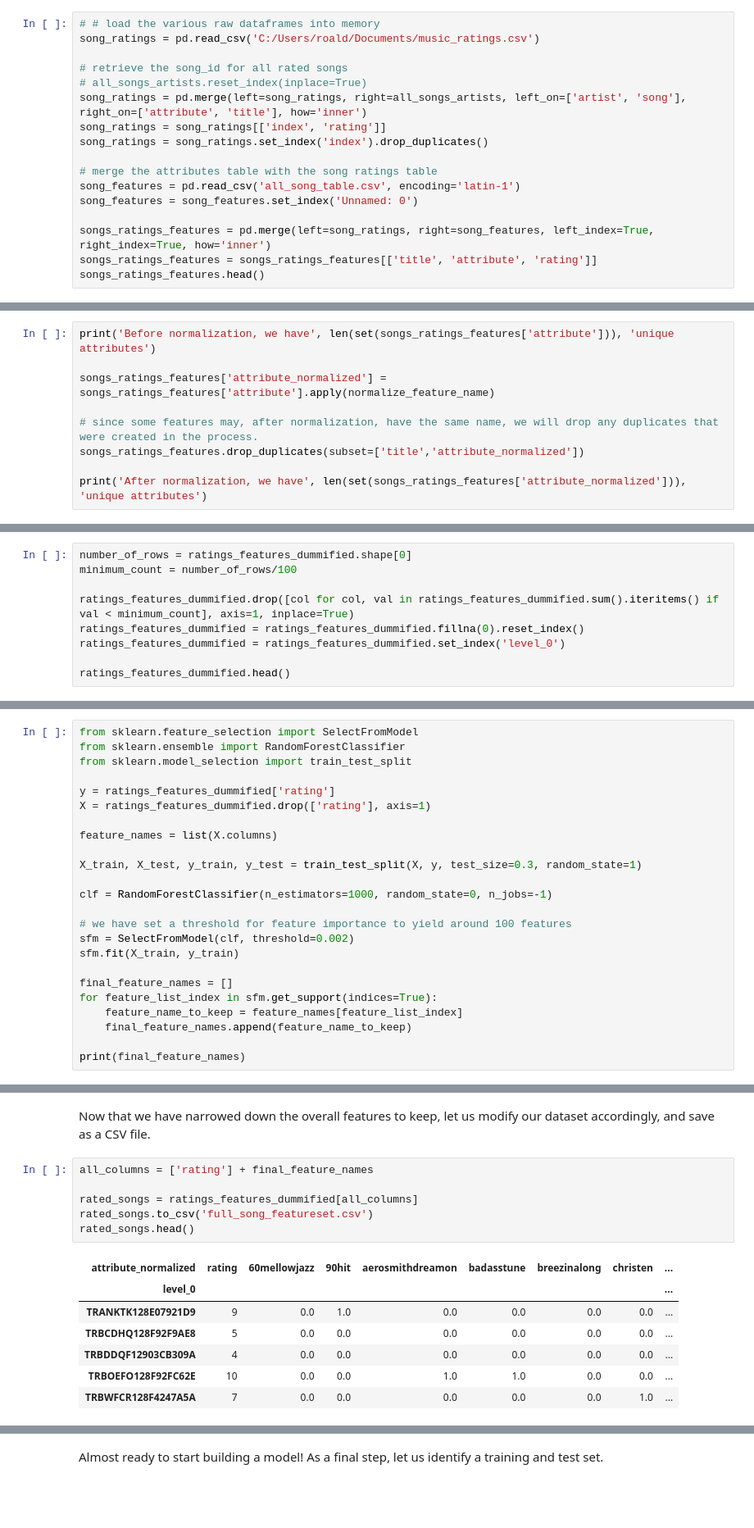
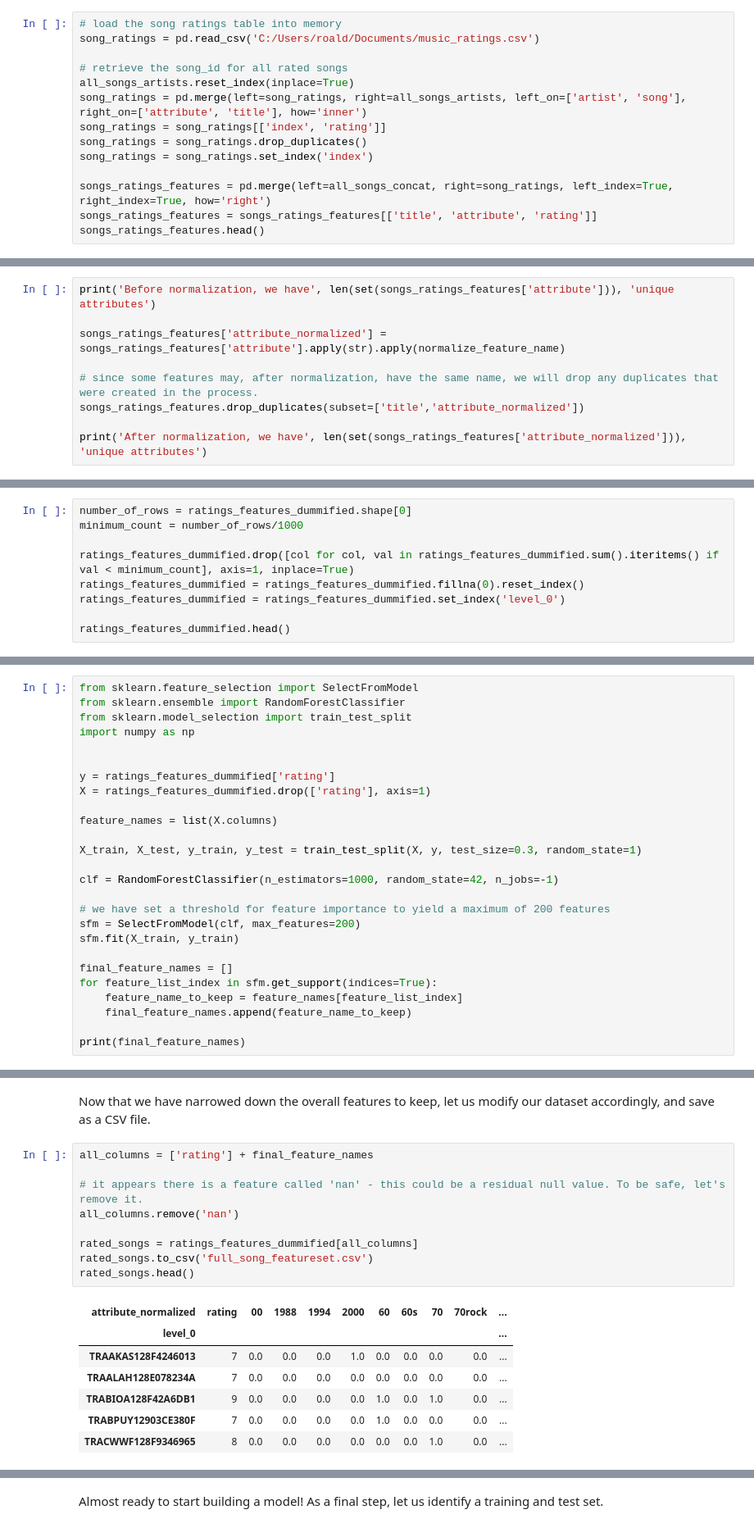
Before and after one commit to RoaldSchuring/Music-Suggestion-Model, a Jupyter notebook: Using Radio Paradise song ratings to return new song suggestions.ipynb, the cells around one changed output, grey strips where cells are left out. Shown at 82% size. Saved outputs shown, nothing was run; the diff lists cells and outputs as text; blank space fills up the shorter version.

```diff
--- a/Using Radio Paradise song ratings to return new song suggestions.ipynb
+++ b/Using Radio Paradise song ratings to return new song suggestions.ipynb
@@ -87,20 +99,17 @@ all_songs_concat.head()
 
 The next step is to 'dummify' our attributes. However, it is likely that many of these will only appear for songs that do not have a rating associated with them. To mitigate this issue (after all, we can't generate predictions based on attributes that have never been seen before by a model), we will now merge our song ratings with the attributes table.
 # %%
-# # load the various raw dataframes into memory
+# load the song ratings table into memory
 song_ratings = pd.read_csv('C:/Users/roald/Documents/music_ratings.csv')
 
 # retrieve the song_id for all rated songs
-# all_songs_artists.reset_index(inplace=True)
+all_songs_artists.reset_index(inplace=True)
 song_ratings = pd.merge(left=song_ratings, right=all_songs_artists, left_on=['artist', 'song'], right_on=['attribute', 'title'], how='inner')
 song_ratings = song_ratings[['index', 'rating']]
-song_ratings = song_ratings.set_index('index').drop_duplicates()
+song_ratings = song_ratings.drop_duplicates()
+song_ratings = song_ratings.set_index('index')
 
-# merge the attributes table with the song ratings table
-song_features = pd.read_csv('all_song_table.csv', encoding='latin-1')
-song_features = song_features.set_index('Unnamed: 0')
-
-songs_ratings_features = pd.merge(left=song_ratings, right=song_features, left_index=True, right_index=True, how='inner')
+songs_ratings_features = pd.merge(left=all_songs_concat, right=song_ratings, left_index=True, right_index=True, how='right')
 songs_ratings_features = songs_ratings_features[['title', 'attribute', 'rating']]
 songs_ratings_features.head()
 # %% [output]
@@ -148,7 +157,7 @@ def normalize_feature_name(feature_name):
 # %%
 print('Before normalization, we have', len(set(songs_ratings_features['attribute'])), 'unique attributes')
 
-songs_ratings_features['attribute_normalized'] = songs_ratings_features['attribute'].apply(normalize_feature_name)
+songs_ratings_features['attribute_normalized'] = songs_ratings_features['attribute'].apply(str).apply(normalize_feature_name)
 
 # since some features may, after normalization, have the same name, we will drop any duplicates that were created in the process.
 songs_ratings_features.drop_duplicates(subset=['title','attribute_normalized'])
@@ -181,6 +190,6 @@ In order to reduce the effect of overfitting on features that only appear a coup
 # %%
 number_of_rows = ratings_features_dummified.shape[0]
-minimum_count = number_of_rows/100
+minimum_count = number_of_rows/1000
 
 ratings_features_dummified.drop([col for col, val in ratings_features_dummified.sum().iteritems() if val < minimum_count], axis=1, inplace=True)
 ratings_features_dummified = ratings_features_dummified.fillna(0).reset_index()
@@ -202,6 +211,8 @@ Despite our exclusion of infrequent tags and artists, we still have a very large
 from sklearn.feature_selection import SelectFromModel
 from sklearn.ensemble import RandomForestClassifier
 from sklearn.model_selection import train_test_split
+import numpy as np
+
 
 y = ratings_features_dummified['rating']
 X = ratings_features_dummified.drop(['rating'], axis=1)
@@ -210,10 +221,10 @@ feature_names = list(X.columns)
 
 X_train, X_test, y_train, y_test = train_test_split(X, y, test_size=0.3, random_state=1)
 
-clf = RandomForestClassifier(n_estimators=1000, random_state=0, n_jobs=-1)
+clf = RandomForestClassifier(n_estimators=1000, random_state=42, n_jobs=-1)
 
-# we have set a threshold for feature importance to yield around 100 features
-sfm = SelectFromModel(clf, threshold=0.002)
+# we have set a threshold for feature importance to yield a maximum of 200 features
+sfm = SelectFromModel(clf, max_features=200)
 sfm.fit(X_train, y_train)
 
 final_feature_names = []
@@ -228,15 +239,18 @@ print(final_feature_names)
 Now that we have narrowed down the overall features to keep, let us modify our dataset accordingly, and save as a CSV file.
 # %%
 all_columns = ['rating'] + final_feature_names
+
+# it appears there is a feature called 'nan' - this could be a residual null value. To be safe, let's remove it.
+all_columns.remove('nan')
 
 rated_songs = ratings_features_dummified[all_columns]
 rated_songs.to_csv('full_song_featureset.csv')
 rated_songs.head()
 # %% [output]
-| attribute_normalized | rating | 60mellowjazz | 90hit | aerosmithdreamon | badasstune | breezinalong | christen | ... |
-| level_0 |  |  |  |  |  |  |  | ... |
-| TRANKTK128E07921D9 | 9 | 0.0 | 1.0 | 0.0 | 0.0 | 0.0 | 0.0 | ... |
-| TRBCDHQ128F92F9AE8 | 5 | 0.0 | 0.0 | 0.0 | 0.0 | 0.0 | 0.0 | ... |
-| TRBDDQF12903CB309A | 4 | 0.0 | 0.0 | 0.0 | 0.0 | 0.0 | 0.0 | ... |
-| TRBOEFO128F92FC62E | 10 | 0.0 | 0.0 | 1.0 | 1.0 | 0.0 | 0.0 | ... |
-| TRBWFCR128F4247A5A | 7 | 0.0 | 0.0 | 0.0 | 0.0 | 0.0 | 1.0 | ... |
+| attribute_normalized | rating | 00 | 1988 | 1994 | 2000 | 60 | 60s | 70 | 70rock | ... |
+| level_0 |  |  |  |  |  |  |  |  |  | ... |
+| TRAAKAS128F4246013 | 7 | 0.0 | 0.0 | 0.0 | 1.0 | 0.0 | 0.0 | 0.0 | 0.0 | ... |
+| TRAALAH128E078234A | 7 | 0.0 | 0.0 | 0.0 | 0.0 | 0.0 | 0.0 | 0.0 | 0.0 | ... |
+| TRABIOA128F42A6DB1 | 9 | 0.0 | 0.0 | 0.0 | 0.0 | 1.0 | 0.0 | 1.0 | 0.0 | ... |
+| TRABPUY12903CE380F | 7 | 0.0 | 0.0 | 0.0 | 0.0 | 1.0 | 0.0 | 0.0 | 0.0 | ... |
+| TRACWWF128F9346965 | 8 | 0.0 | 0.0 | 0.0 | 0.0 | 0.0 | 0.0 | 1.0 | 0.0 | ... |
```
Also changed, not shown: parts of 27 cells of this notebook.
